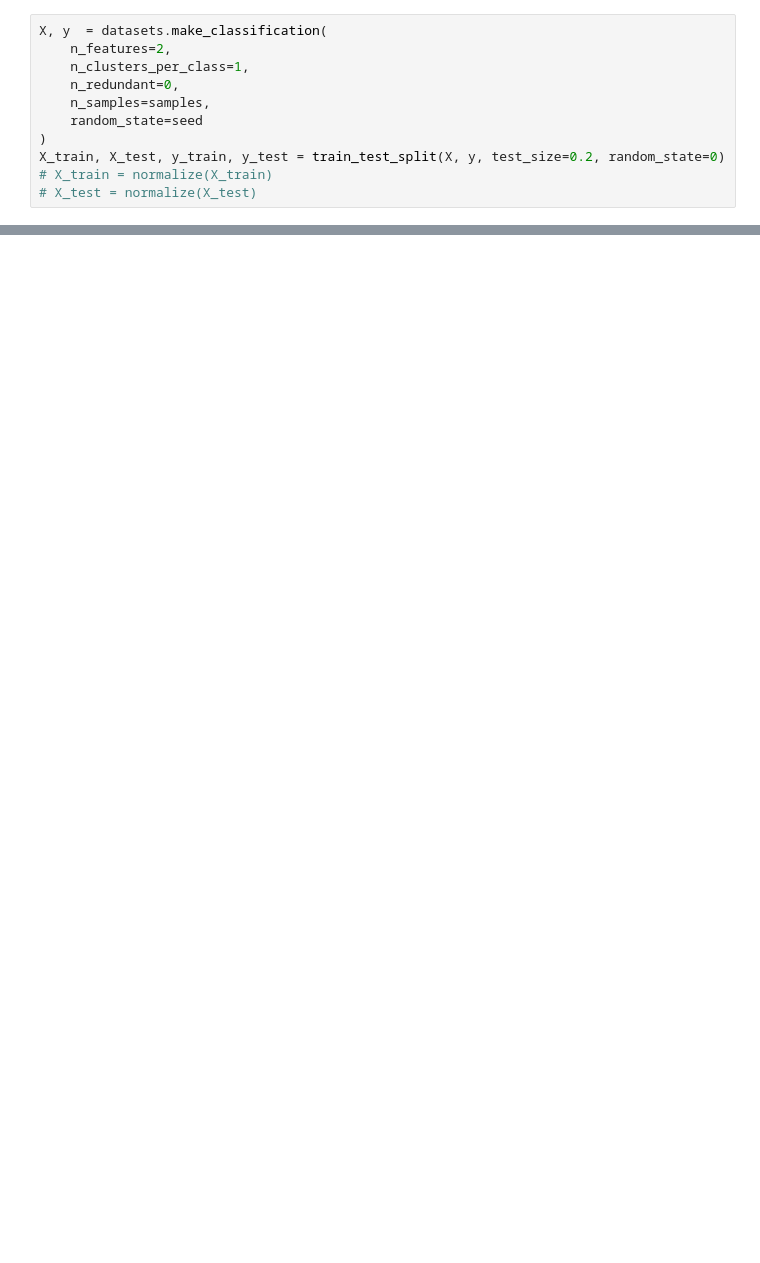
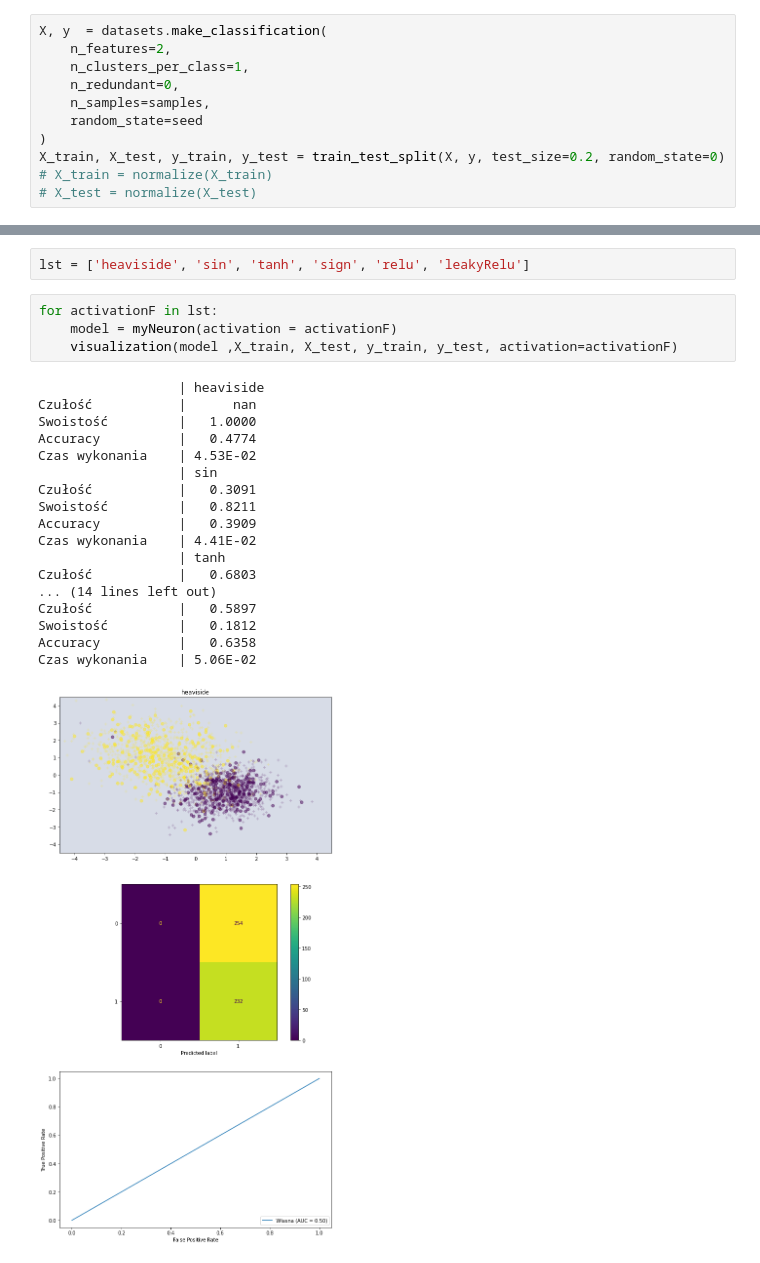
Before and after one commit to bmichas/PUM, a Jupyter notebook: Lab7_Neuron/PUM7.ipynb, the cells around one changed output, grey strips where cells are left out. Cells and saved outputs as stored; diff of their text form; blank space fills up the shorter version.

```diff
--- a/Lab7_Neuron/PUM7.ipynb
+++ b/Lab7_Neuron/PUM7.ipynb
@@ -157,0 +207,25 @@ Czas wykonania    | 4.09E-02|
+# %%
+lst = ['heaviside', 'sin', 'tanh', 'sign', 'relu', 'leakyRelu']
+# %%
+for activationF in lst:
+    model = myNeuron(activation = activationF)
+    visualization(model ,X_train, X_test, y_train, y_test, activation=activationF)
+# %% [output]
+                  | heaviside
+Czułość           |      nan
+Swoistość         |   1.0000
+Accuracy          |   0.4774
+Czas wykonania    | 4.53E-02
+                  | sin
+Czułość           |   0.3091
+Swoistość         |   0.8211
+Accuracy          |   0.3909
+Czas wykonania    | 4.41E-02
+                  | tanh
+Czułość           |   0.6803
+... (14 lines left out)
+Czułość           |   0.5897
+Swoistość         |   0.1812
+Accuracy          |   0.6358
+Czas wykonania    | 5.06E-02
+[figure, added]
```
Also changed, not shown: parts of 4 cells of this notebook.
